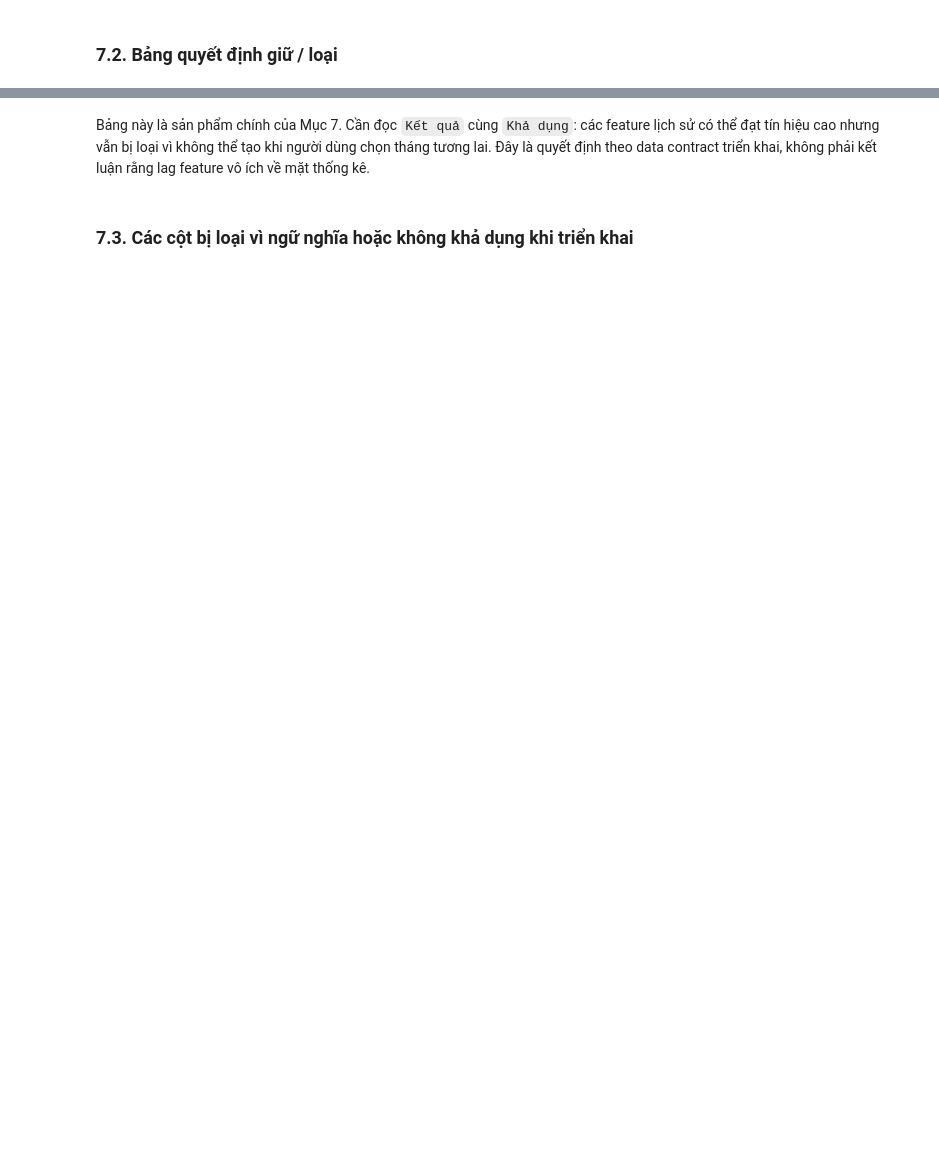
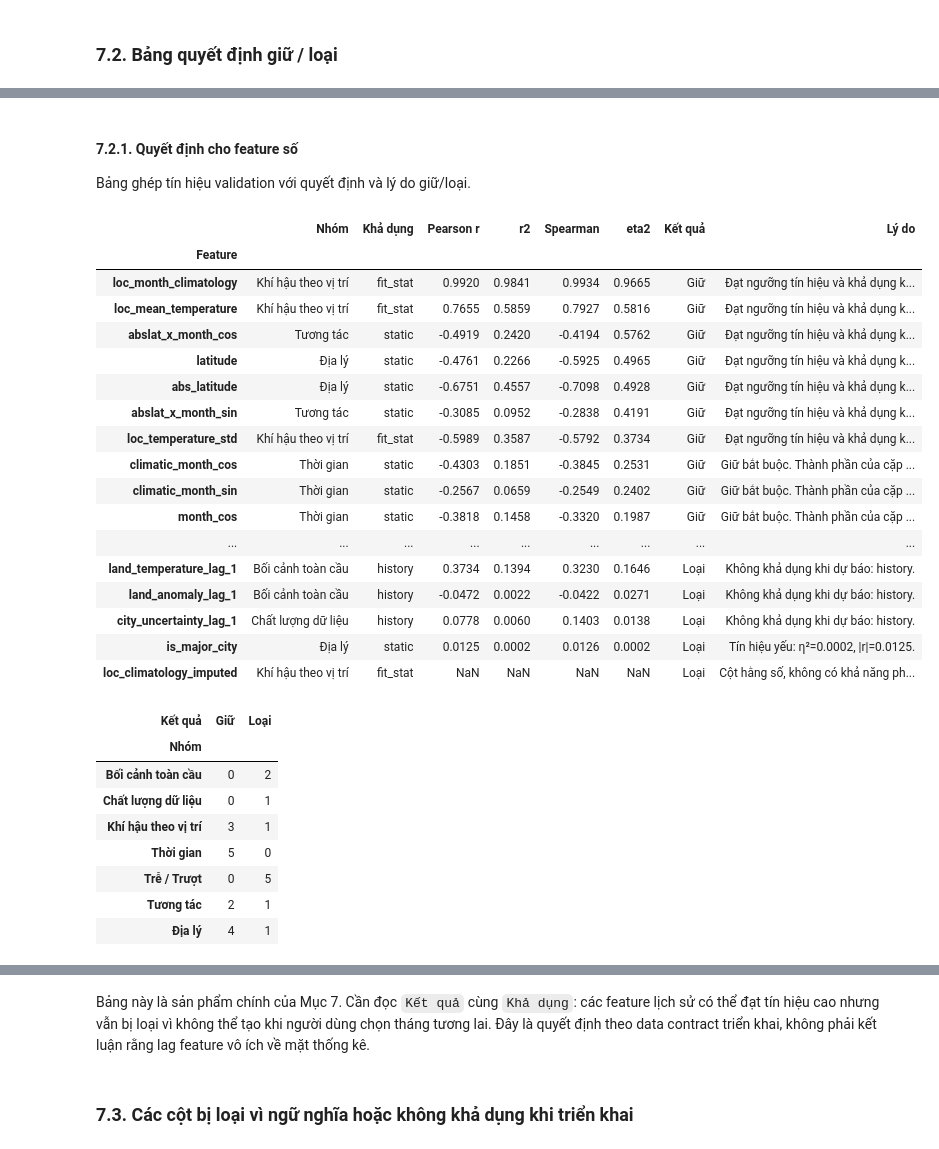
Before and after one commit to Sekaiiii1/Global-Surface-Temperature-Analysis, a Jupyter notebook: notebooks_v1/05_feature_engineering.ipynb, the cells around one changed output, grey strips where cells are left out. Saved outputs shown, nothing was run; the diff lists cells and outputs as text; code cells hidden in the pictures; blank space fills up the shorter version.

```diff
--- a/notebooks_v1/05_feature_engineering.ipynb
+++ b/notebooks_v1/05_feature_engineering.ipynb
@@ -1944,0 +1966,15 @@ Feature không phụ thuộc quan sát tại/sau tháng mục tiêu: PASS
+# %%
+for _, pair in redundant_pairs.iterrows():
+    first, second = pair['Feature A'], pair['Feature B']
+    if selection_records[first]['decision'] == 'Loại' or selection_records[second]['decision'] == 'Loại':
+        continue
+
+    first_eta = feature_metrics.loc[first, 'eta2']
+    second_eta = feature_metrics.loc[second, 'eta2']
+    weaker, stronger = (first, second) if second_eta > first_eta else (second, first)
+    if FEATURE_CATALOG[weaker]['force_keep']:
+        continue
+    selection_records[weaker] = {
+        'decision': 'Loại',
+        'reason': f'Trùng {stronger} (r={pair["Pearson r"]:.4f}); η² thấp hơn.',
+    }
@@ -2008,0 +2009,62 @@ display(country_decision)
+# %% [markdown]
+#### 7.2.1. Quyết định cho feature số
+
+Bảng ghép tín hiệu validation với quyết định và lý do giữ/loại.
+# %%
+from pandas import set_option
+
+
+decision_table = feature_metrics.join(
+    pd.DataFrame(
+        [
+            {
+                'Feature': name,
+                'Khả dụng': FEATURE_CATALOG[name]['availability'],
+                'Kết quả': selection_records[name]['decision'],
+                'Lý do': selection_records[name]['reason'],
+            }
+            for name in CANDIDATE_FEATURES
+        ]
+    ).set_index('Feature')
+)
+decision_table = decision_table[
+    ['Nhóm', 'Khả dụng', 'Pearson r', 'r2', 'Spearman', 'eta2', 'Kết quả', 'Lý do']
+].sort_values(['Kết quả', 'eta2'], ascending=[True, False])
+
+# hiển thị đầy đủ bảng, do kích thước lớn nên không hiển thị hết trong notebook
+set_option('display.max_rows', None)
+
+display(decision_table)
+display(
+    decision_table.groupby(['Nhóm', 'Kết quả'], observed=True)
+    .size()
+    .unstack(fill_value=0)
+)
+# %% [output]
+|  | Nhóm | Khả dụng | Pearson r | r2 | Spearman | eta2 | Kết quả | Lý do |
+| Feature |  |  |  |  |  |  |  |  |
+| loc_month_climatology | Khí hậu theo vị trí | fit_stat | 0.9920 | 0.9841 | 0.9934 | 0.9665 | Giữ | Đạt ngưỡng tín hiệu và khả dụng k... |
+| loc_mean_temperature | Khí hậu theo vị trí | fit_stat | 0.7655 | 0.5859 | 0.7927 | 0.5816 | Giữ | Đạt ngưỡng tín hiệu và khả dụng k... |
+| abslat_x_month_cos | Tương tác | static | -0.4919 | 0.2420 | -0.4194 | 0.5762 | Giữ | Đạt ngưỡng tín hiệu và khả dụng k... |
+| latitude | Địa lý | static | -0.4761 | 0.2266 | -0.5925 | 0.4965 | Giữ | Đạt ngưỡng tín hiệu và khả dụng k... |
+| abs_latitude | Địa lý | static | -0.6751 | 0.4557 | -0.7098 | 0.4928 | Giữ | Đạt ngưỡng tín hiệu và khả dụng k... |
+| abslat_x_month_sin | Tương tác | static | -0.3085 | 0.0952 | -0.2838 | 0.4191 | Giữ | Đạt ngưỡng tín hiệu và khả dụng k... |
+| loc_temperature_std | Khí hậu theo vị trí | fit_stat | -0.5989 | 0.3587 | -0.5792 | 0.3734 | Giữ | Đạt ngưỡng tín hiệu và khả dụng k... |
+| climatic_month_cos | Thời gian | static | -0.4303 | 0.1851 | -0.3845 | 0.2531 | Giữ | Giữ bắt buộc. Thành phần của cặp ... |
+| climatic_month_sin | Thời gian | static | -0.2567 | 0.0659 | -0.2549 | 0.2402 | Giữ | Giữ bắt buộc. Thành phần của cặp ... |
+| month_cos | Thời gian | static | -0.3818 | 0.1458 | -0.3320 | 0.1987 | Giữ | Giữ bắt buộc. Thành phần của cặp ... |
+| ... | ... | ... | ... | ... | ... | ... | ... | ... |
+| land_temperature_lag_1 | Bối cảnh toàn cầu | history | 0.3734 | 0.1394 | 0.3230 | 0.1646 | Loại | Không khả dụng khi dự báo: history. |
+| land_anomaly_lag_1 | Bối cảnh toàn cầu | history | -0.0472 | 0.0022 | -0.0422 | 0.0271 | Loại | Không khả dụng khi dự báo: history. |
+| city_uncertainty_lag_1 | Chất lượng dữ liệu | history | 0.0778 | 0.0060 | 0.1403 | 0.0138 | Loại | Không khả dụng khi dự báo: history. |
+| is_major_city | Địa lý | static | 0.0125 | 0.0002 | 0.0126 | 0.0002 | Loại | Tín hiệu yếu: η²=0.0002, |r|=0.0125. |
+| loc_climatology_imputed | Khí hậu theo vị trí | fit_stat | NaN | NaN | NaN | NaN | Loại | Cột hằng số, không có khả năng ph... |
+| Kết quả | Giữ | Loại |
+| Nhóm |  |  |
+| Bối cảnh toàn cầu | 0 | 2 |
+| Chất lượng dữ liệu | 0 | 1 |
+| Khí hậu theo vị trí | 3 | 1 |
+| Thời gian | 5 | 0 |
+| Trễ / Trượt | 0 | 5 |
+| Tương tác | 2 | 1 |
+| Địa lý | 4 | 1 |
```
Also changed, not shown: parts of 189 cells of this notebook, 23 other files.
